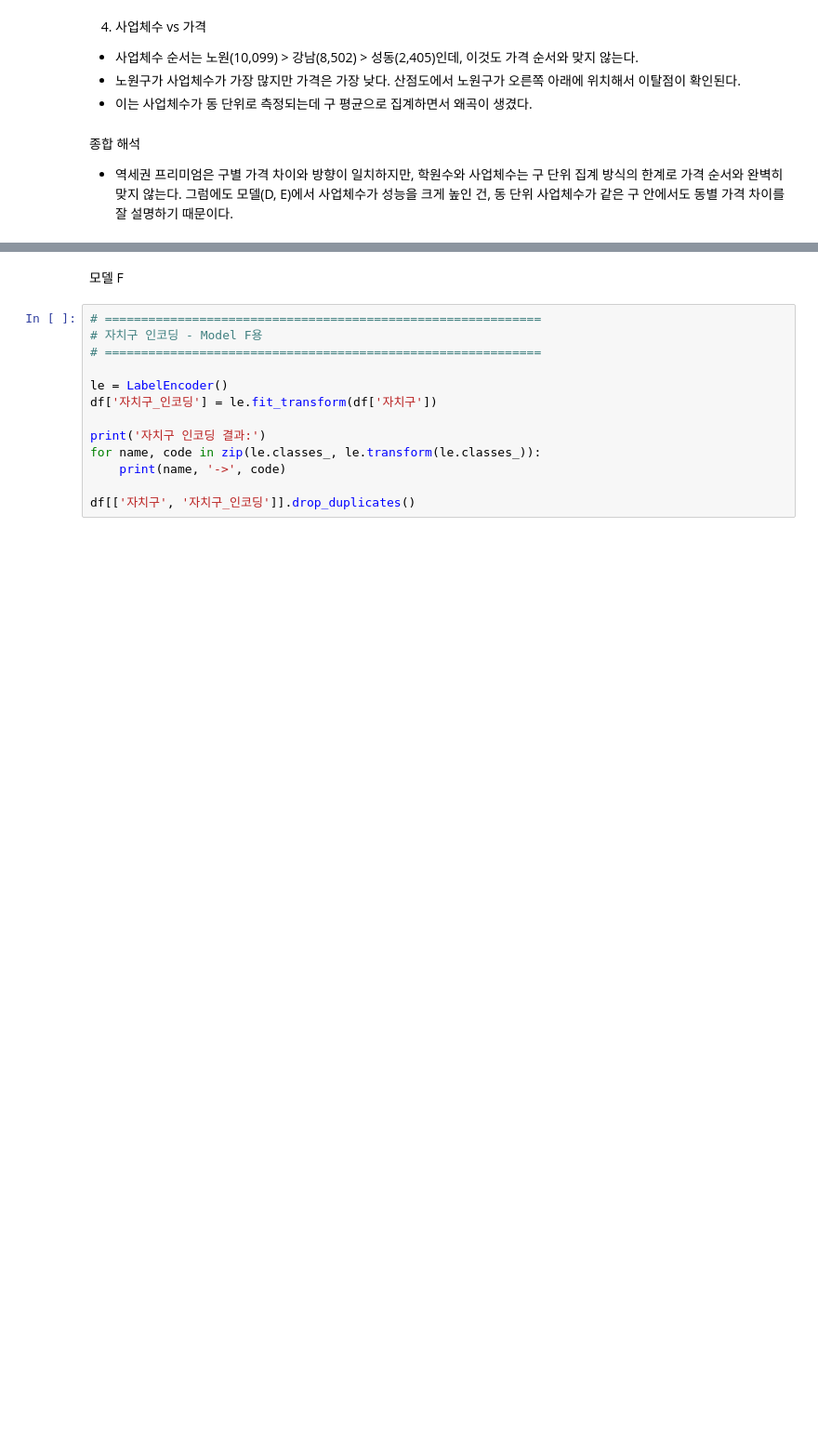
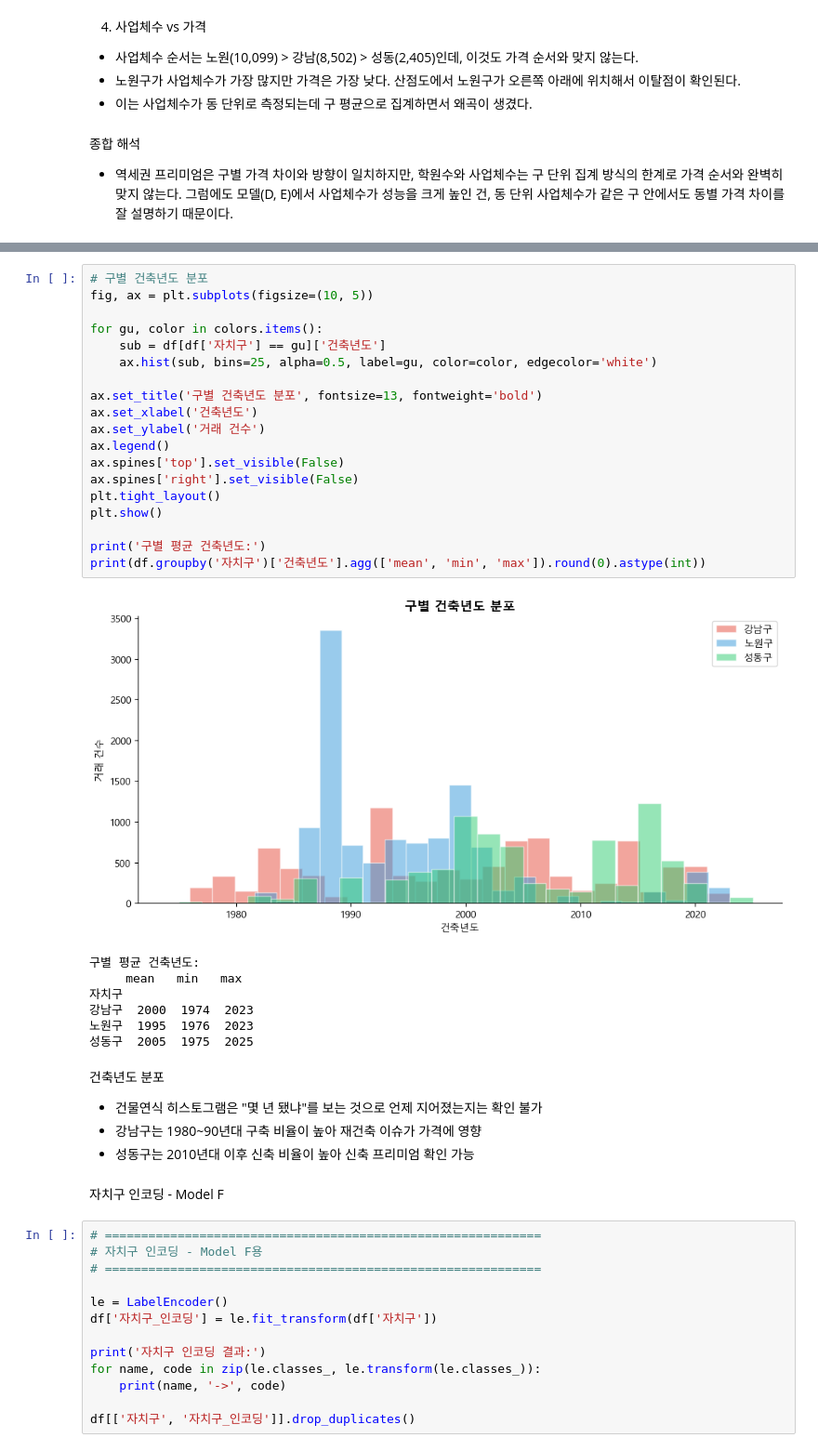
Before and after one commit to dbsco0416/Datamining_project, a Jupyter notebook: apt_pre.ipynb, the cells around one changed output, grey strips where cells are left out. Shown at 93% size. Cells and saved outputs as stored; diff of their text form; blank space fills up the shorter version.

```diff
--- a/apt_pre.ipynb
+++ b/apt_pre.ipynb
@@ -956,5 +1125,38 @@ plt.show()
+# %%
+# 구별 건축년도 분포
+fig, ax = plt.subplots(figsize=(10, 5))
+
+for gu, color in colors.items():
+    sub = df[df['자치구'] == gu]['건축년도']
+    ax.hist(sub, bins=25, alpha=0.5, label=gu, color=color, edgecolor='white')
+
+ax.set_title('구별 건축년도 분포', fontsize=13, fontweight='bold')
+ax.set_xlabel('건축년도')
+ax.set_ylabel('거래 건수')
+ax.legend()
+ax.spines['top'].set_visible(False)
+ax.spines['right'].set_visible(False)
+plt.tight_layout()
+plt.show()
+
+print('구별 평균 건축년도:')
+print(df.groupby('자치구')['건축년도'].agg(['mean', 'min', 'max']).round(0).astype(int))
+# %% [output]
+[figure, added]
+구별 평균 건축년도:
+     mean   min   max
+자치구
+강남구  2000  1974  2023
+노원구  1995  1976  2023
+성동구  2005  1975  2025
+# %% [markdown]
+건축년도 분포
+
+- 건물연식 히스토그램은 "몇 년 됐냐"를 보는 것으로 언제 지어졌는지는 확인 불가
+- 강남구는 1980~90년대 구축 비율이 높아 재건축 이슈가 가격에 영향
+- 성동구는 2010년대 이후 신축 비율이 높아 신축 프리미엄 확인 가능
 # %% [markdown]
-모델 F
+자치구 인코딩 - Model F
 # %%
 # ============================================================
 # 자치구 인코딩 - Model F용
```
Also changed, not shown: parts of 8 cells of this notebook.
